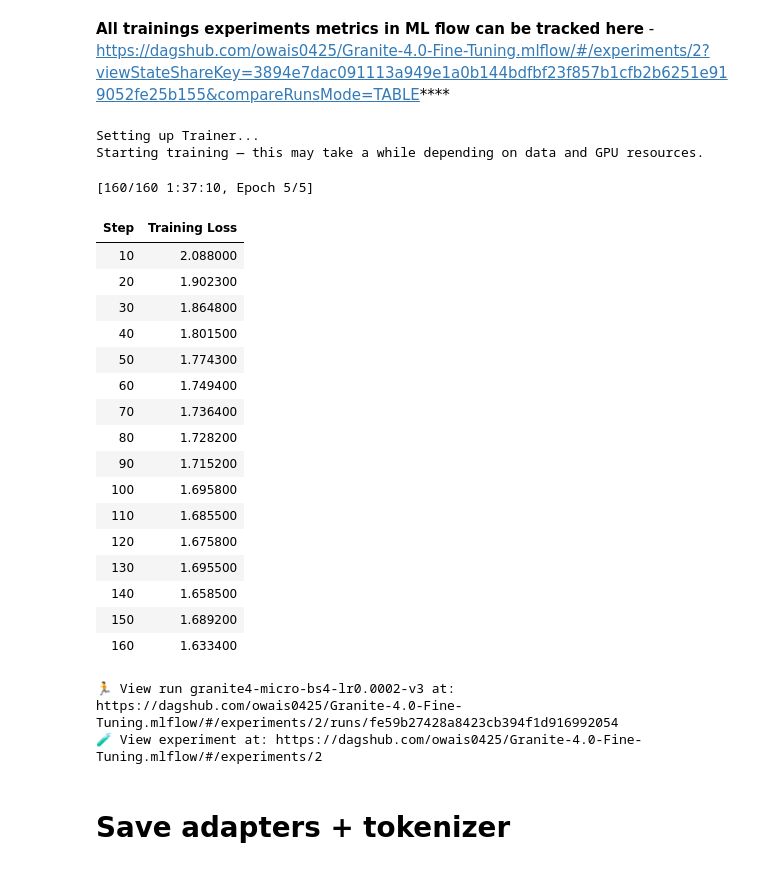
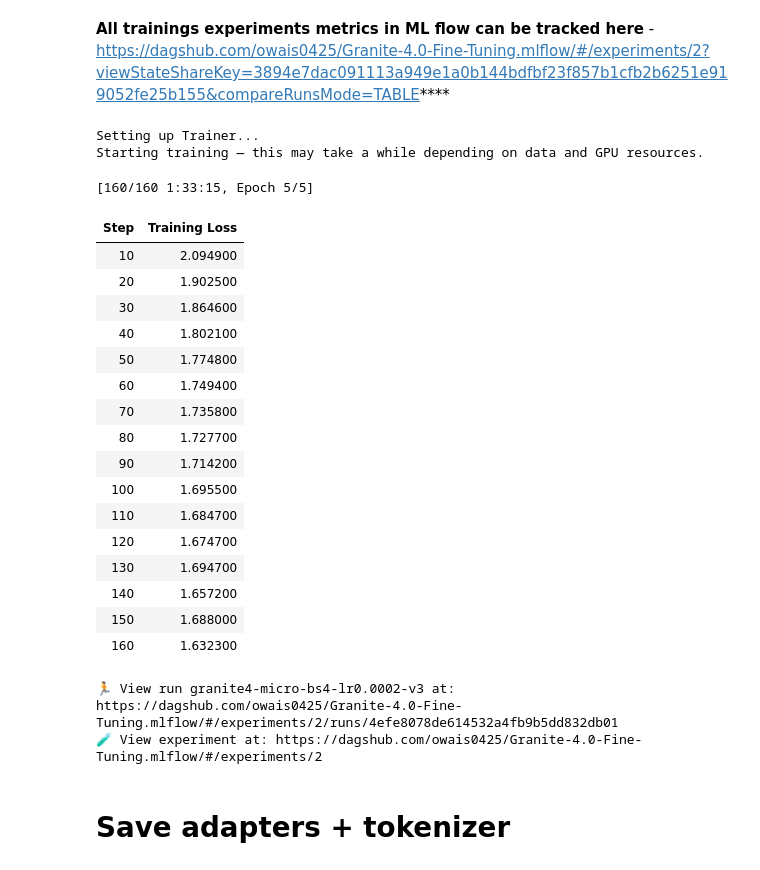
Before and after one commit to Owaiskhan9654/Granite-4.0-Fine-tuning-on-Finance-QA-Benchmark, a Jupyter notebook: granite-4-0-fine-tuning-on-finance-qa-benchmark_v2.ipynb, the cells around one changed output. Drawn from its saved outputs; the diff is of its cells as text; code cells hidden in the pictures.

Commit message:
Kaggle Notebook | Granite 4.0 Fine tuning on Finance QA Benchmark | Version 8

```diff
--- a/granite-4-0-fine-tuning-on-finance-qa-benchmark_v2.ipynb
+++ b/granite-4-0-fine-tuning-on-finance-qa-benchmark_v2.ipynb
@@ -352,52 +364,52 @@ with mlflow.start_run(run_name=RUN_NAME):
         save_steps=500,
         save_total_limit=3,
         remove_unused_columns=False,
         report_to="none",
         label_names=["labels"],
-        dataloader_num_workers=12,       # increase workers
+        dataloader_num_workers=4,
         dataloader_pin_memory=True,
         # evaluation_strategy="no",
         disable_tqdm=False
     )
 
 
     trainer = Trainer(
         model=model,
         args=training_args,
         train_dataset=train_ds,
         data_collator=data_collator,
     )
 
     trainer.add_callback(MlflowCallback())
 
     print("Starting training — this may take a while depending on data and GPU resources.")
     trainer.train()
 
     # save & log model artifact
     trainer.save_model(OUTPUT_DIR)
     mlflow.log_artifact(OUTPUT_DIR)
 # %% [output]
 Setting up Trainer...
 Starting training — this may take a while depending on data and GPU resources.
-[160/160 1:37:10, Epoch 5/5]
+[160/160 1:33:15, Epoch 5/5]
 | Step | Training Loss |
-| 10 | 2.088000 |
-| 20 | 1.902300 |
-| 30 | 1.864800 |
-| 40 | 1.801500 |
-| 50 | 1.774300 |
+| 10 | 2.094900 |
+| 20 | 1.902500 |
+| 30 | 1.864600 |
+| 40 | 1.802100 |
+| 50 | 1.774800 |
 | 60 | 1.749400 |
-| 70 | 1.736400 |
-| 80 | 1.728200 |
-| 90 | 1.715200 |
-| 100 | 1.695800 |
-| 110 | 1.685500 |
-| 120 | 1.675800 |
-| 130 | 1.695500 |
-| 140 | 1.658500 |
-| 150 | 1.689200 |
-| 160 | 1.633400 |
+| 70 | 1.735800 |
+| 80 | 1.727700 |
+| 90 | 1.714200 |
+| 100 | 1.695500 |
+| 110 | 1.684700 |
+| 120 | 1.674700 |
+| 130 | 1.694700 |
+| 140 | 1.657200 |
+| 150 | 1.688000 |
+| 160 | 1.632300 |
-🏃 View run granite4-micro-bs4-lr0.0002-v3 at: https://dagshub.com/owais0425/Granite-4.0-Fine-Tuning.mlflow/#/experiments/2/runs/fe59b27428a8423cb394f1d916992054
+🏃 View run granite4-micro-bs4-lr0.0002-v3 at: https://dagshub.com/owais0425/Granite-4.0-Fine-Tuning.mlflow/#/experiments/2/runs/4efe8078de614532a4fb9b5dd832db01
 🧪 View experiment at: https://dagshub.com/owais0425/Granite-4.0-Fine-Tuning.mlflow/#/experiments/2
 # %% [markdown]
 # **Save adapters + tokenizer**
```
Also changed, not shown: parts of 5 cells of this notebook.
